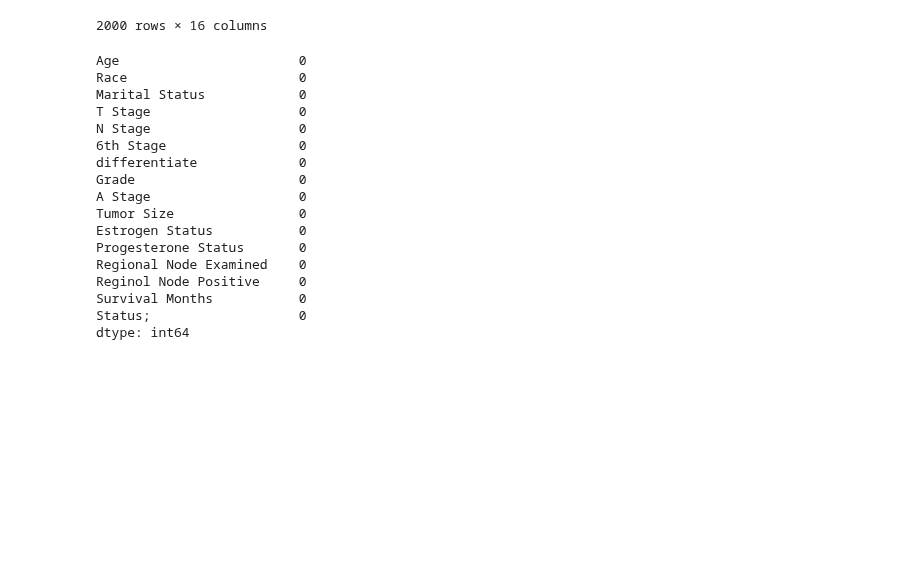
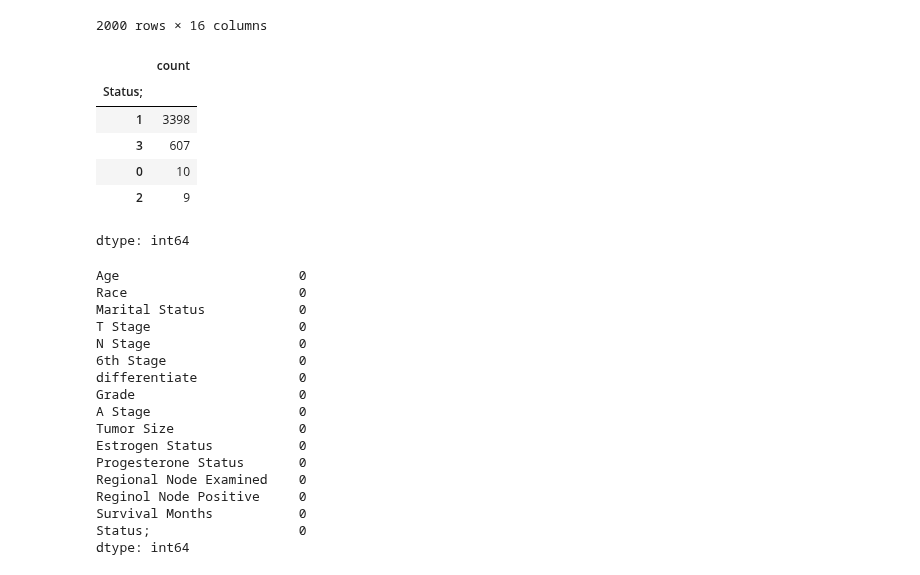
Before and after one commit to Betsymer14/-Proyecto-DS-ParteI-Betsymer-Lugo-.ipynb-, a Jupyter notebook: Copia_de_Untitled2.ipynb, the cells around one changed output. Drawn from its saved outputs; the diff is of its cells as text; code cells hidden in the pictures; blank space fills up the shorter version.

```diff
--- a/Copia_de_Untitled2.ipynb
+++ b/Copia_de_Untitled2.ipynb
@@ -226,6 +227,16 @@ df.head(2000)
 | 1998 | 46 | White | Single | 1.0 | 1.0 | IIB | Poorly differentiated | 3 | Regional | ... |
 | 1999 | 64 | White | Married | 2.0 | 1.0 | IIIA | Moderately differentiated | 2 | Regional | ... |
 2000 rows × 16 columns
+# %%
+df['Status;'].value_counts()
+# %% [output]
+|  | count |
+| Status; |  |
+| 1 | 3398 |
+| 3 | 607 |
+| 0 | 10 |
+| 2 | 9 |
+dtype: int64
 # %%
 print(df.isnull().sum())
 # %% [output]
```
Also changed, not shown: parts of 7 cells of this notebook.
